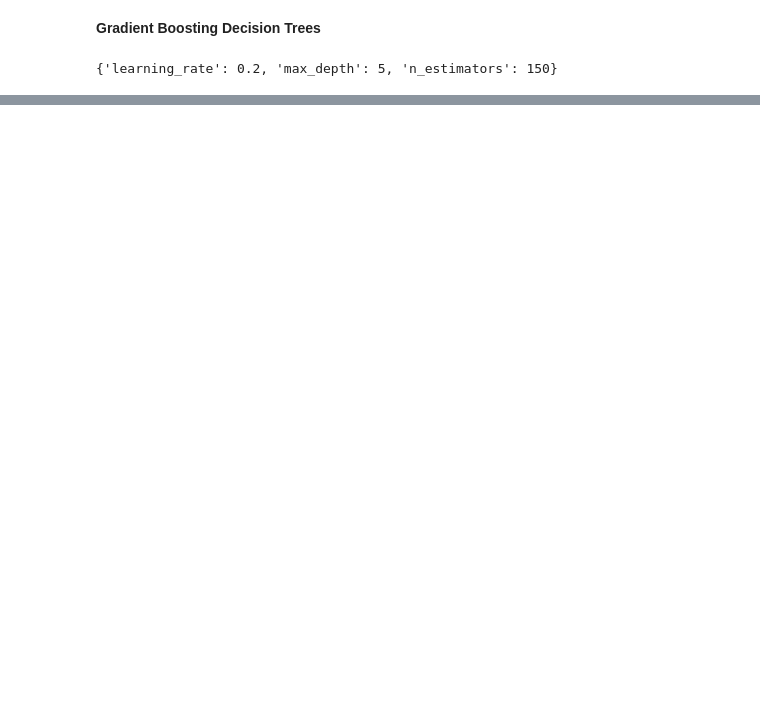
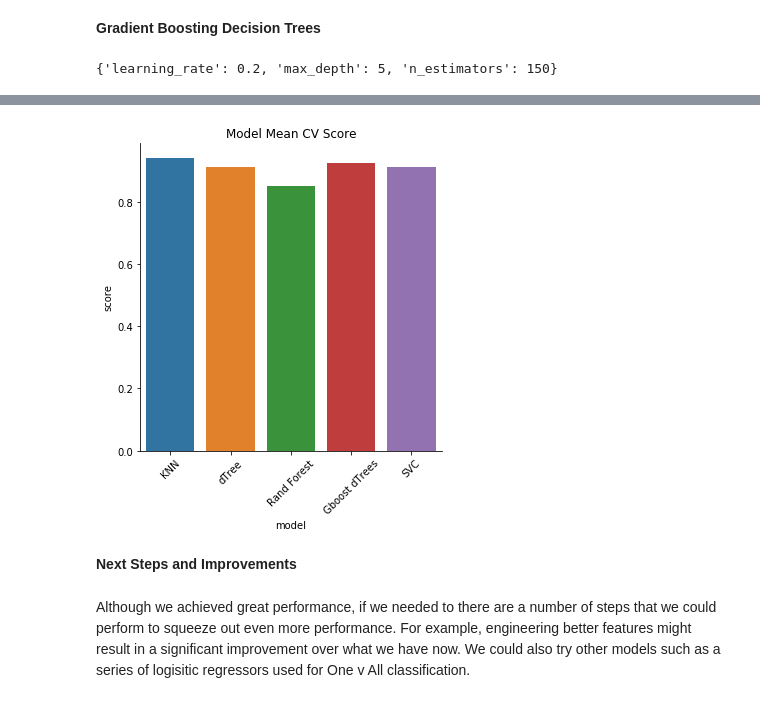
Before and after one commit to alp11017/portfolio_projects, a Jupyter notebook: classifying_hand_gestures.ipynb, the cells around one changed output, grey strips where cells are left out. Saved outputs shown, nothing was run; the diff lists cells and outputs as text; code cells hidden in the pictures; blank space fills up the shorter version.

```diff
--- a/classifying_hand_gestures.ipynb
+++ b/classifying_hand_gestures.ipynb
@@ -795,0 +888,12 @@ test
+# %%
+g = sns.catplot(x='model', y='score', data=comparison_df, kind='bar')
+g.set_xticklabels(rotation=45)
+plt.title('Model Mean CV Score')
+
+plt.show()
+# %% [output]
+[figure, added]
+# %% [markdown]
+**Next Steps and Improvements**
+# %% [markdown]
+Although we achieved great performance, if we needed to there are a number of steps that we could perform to squeeze out even more performance. For example, engineering better features might result in a significant improvement over what we have now. We could also try other models such as a series of logisitic regressors used for One v All classification.
```
Also changed, not shown: parts of 20 cells of this notebook.
